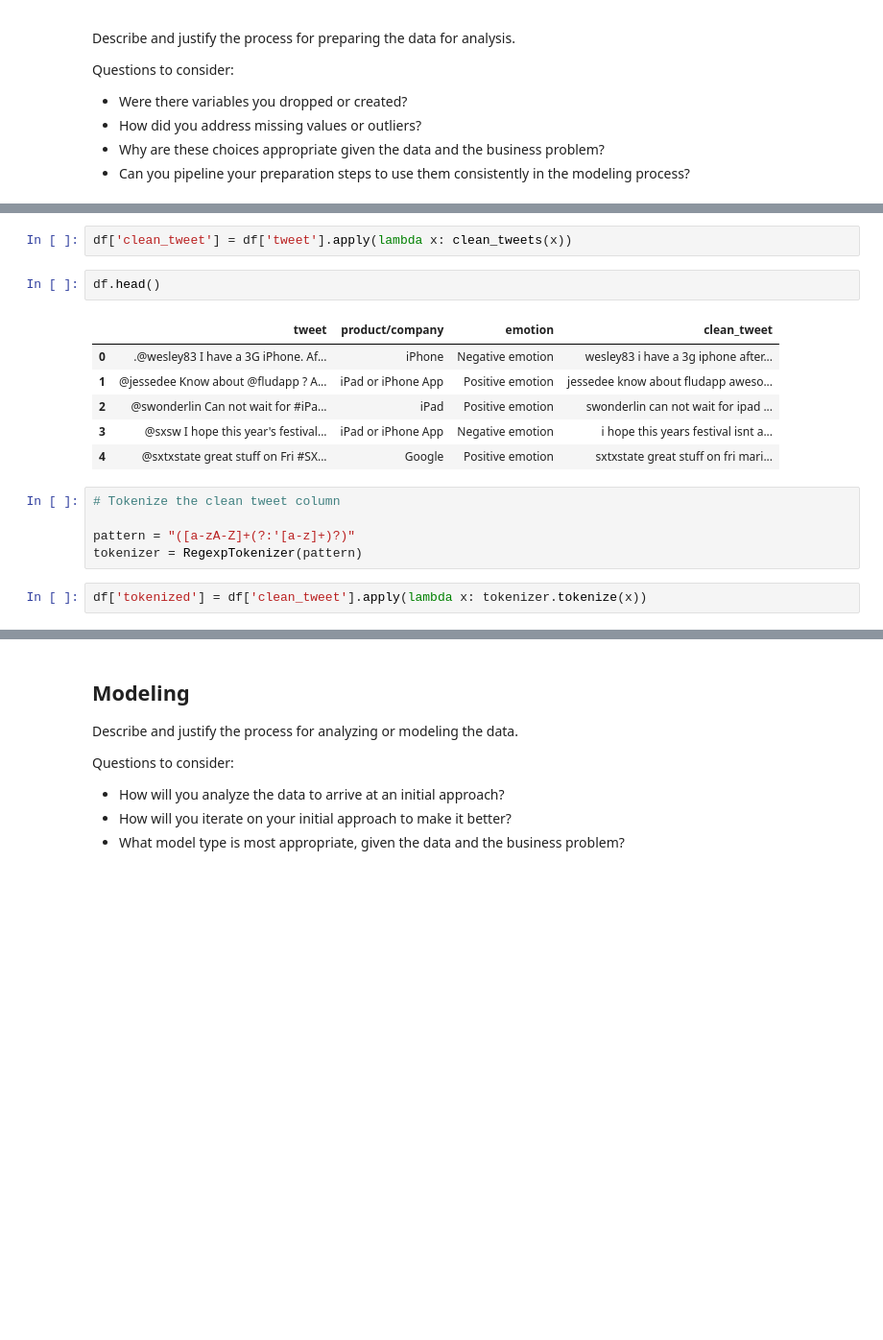
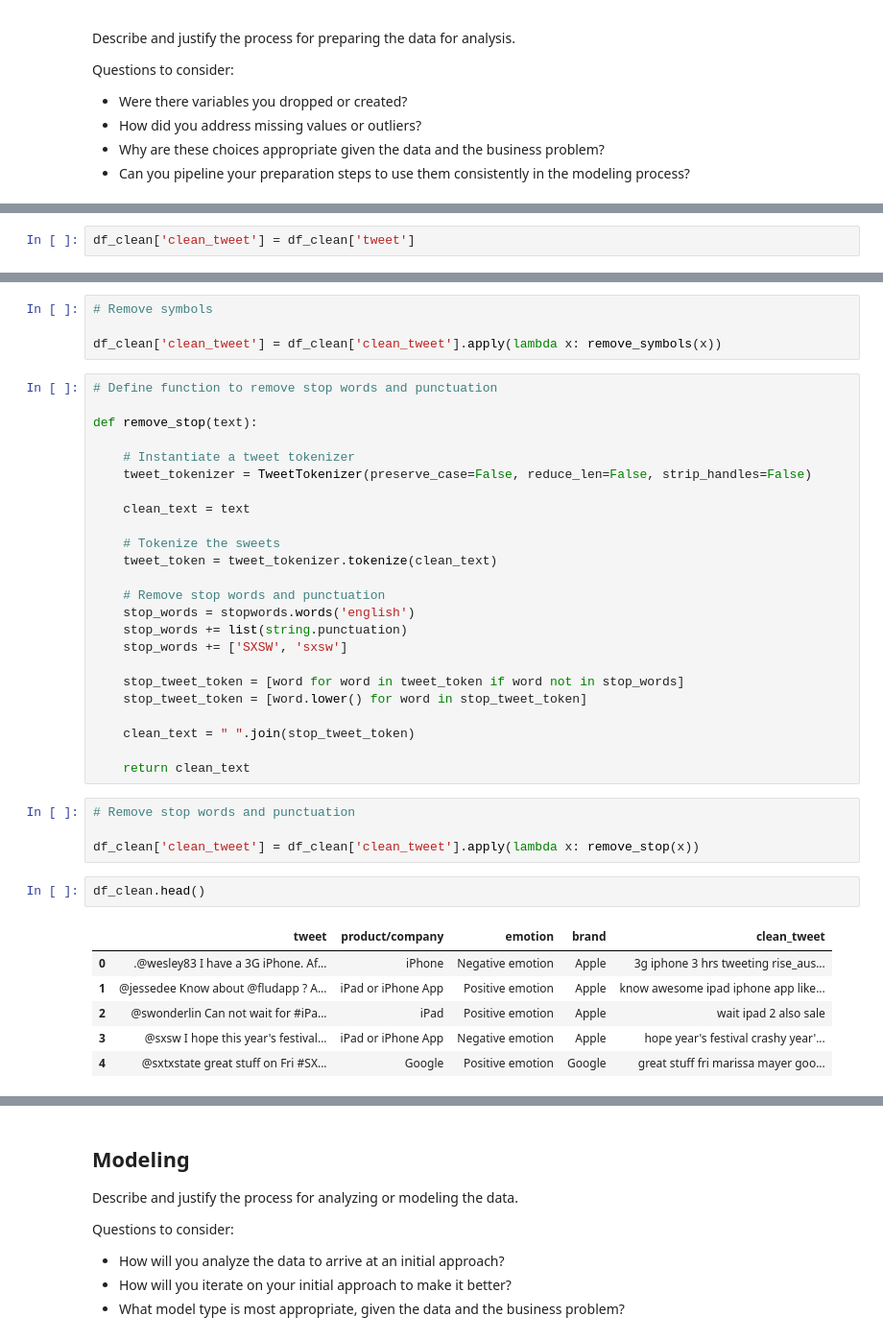
Before and after one commit to marvelje/Twitter-Emotions-Project, a Jupyter notebook: Notebooks/Jeff/jeff_notebook.ipynb, the cells around one changed output, grey strips where cells are left out. Shown: that part at 96% size. Saved outputs shown, nothing was run; the diff lists cells and outputs as text; blank space fills up the shorter version.

Commit message:
clean data, first models

```diff
--- a/Notebooks/Jeff/jeff_notebook.ipynb
+++ b/Notebooks/Jeff/jeff_notebook.ipynb
@@ -199,0 +243,2 @@ def clean_tweets(text):
+# %%
+df_clean['clean_tweet'] = df_clean['tweet']
@@ -200,18 +301,41 @@ def clean_tweets(text):
 # %%
-df['clean_tweet'] = df['tweet'].apply(lambda x: clean_tweets(x))
+# Remove symbols
+
+df_clean['clean_tweet'] = df_clean['clean_tweet'].apply(lambda x: remove_symbols(x))
+# %%
+# Define function to remove stop words and punctuation
+
+def remove_stop(text):
+
+    # Instantiate a tweet tokenizer
+    tweet_tokenizer = TweetTokenizer(preserve_case=False, reduce_len=False, strip_handles=False)
+
+    clean_text = text
+
+    # Tokenize the sweets
+    tweet_token = tweet_tokenizer.tokenize(clean_text)
+
+    # Remove stop words and punctuation
+    stop_words = stopwords.words('english')
+    stop_words += list(string.punctuation)
+    stop_words += ['SXSW', 'sxsw']
+
+    stop_tweet_token = [word for word in tweet_token if word not in stop_words]
+    stop_tweet_token = [word.lower() for word in stop_tweet_token]
+
+    clean_text = " ".join(stop_tweet_token)
+
+    return clean_text
+# %%
+# Remove stop words and punctuation
+
+df_clean['clean_tweet'] = df_clean['clean_tweet'].apply(lambda x: remove_stop(x))
 # %%
-df.head()
+df_clean.head()
 # %% [output]
-|  | tweet | product/company | emotion | clean_tweet |
-| 0 | .@wesley83 I have a 3G iPhone. Af... | iPhone | Negative emotion | wesley83 i have a 3g iphone after... |
-| 1 | @jessedee Know about @fludapp ? A... | iPad or iPhone App | Positive emotion | jessedee know about fludapp aweso... |
-| 2 | @swonderlin Can not wait for #iPa... | iPad | Positive emotion | swonderlin can not wait for ipad ... |
-| 3 | @sxsw I hope this year's festival... | iPad or iPhone App | Negative emotion | i hope this years festival isnt a... |
-| 4 | @sxtxstate great stuff on Fri #SX... | Google | Positive emotion | sxtxstate great stuff on fri mari... |
+|  | tweet | product/company | emotion | brand | clean_tweet |
+| 0 | .@wesley83 I have a 3G iPhone. Af... | iPhone | Negative emotion | Apple | 3g iphone 3 hrs tweeting rise_aus... |
+| 1 | @jessedee Know about @fludapp ? A... | iPad or iPhone App | Positive emotion | Apple | know awesome ipad iphone app like... |
+| 2 | @swonderlin Can not wait for #iPa... | iPad | Positive emotion | Apple | wait ipad 2 also sale |
+| 3 | @sxsw I hope this year's festival... | iPad or iPhone App | Negative emotion | Apple | hope year's festival crashy year'... |
+| 4 | @sxtxstate great stuff on Fri #SX... | Google | Positive emotion | Google | great stuff fri marissa mayer goo... |
-# %%
-# Tokenize the clean tweet column
-
-pattern = "([a-zA-Z]+(?:'[a-z]+)?)"
-tokenizer = RegexpTokenizer(pattern)
-# %%
-df['tokenized'] = df['clean_tweet'].apply(lambda x: tokenizer.tokenize(x))
```
Also changed, not shown: parts of 48 cells of this notebook.
